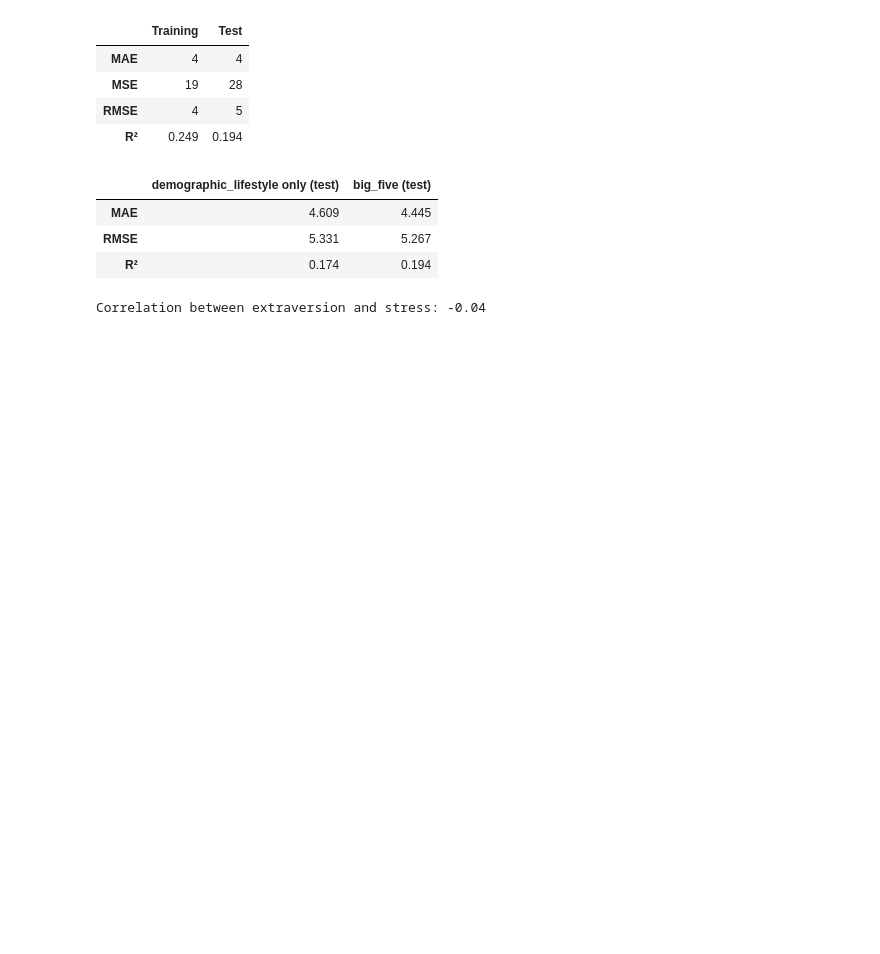
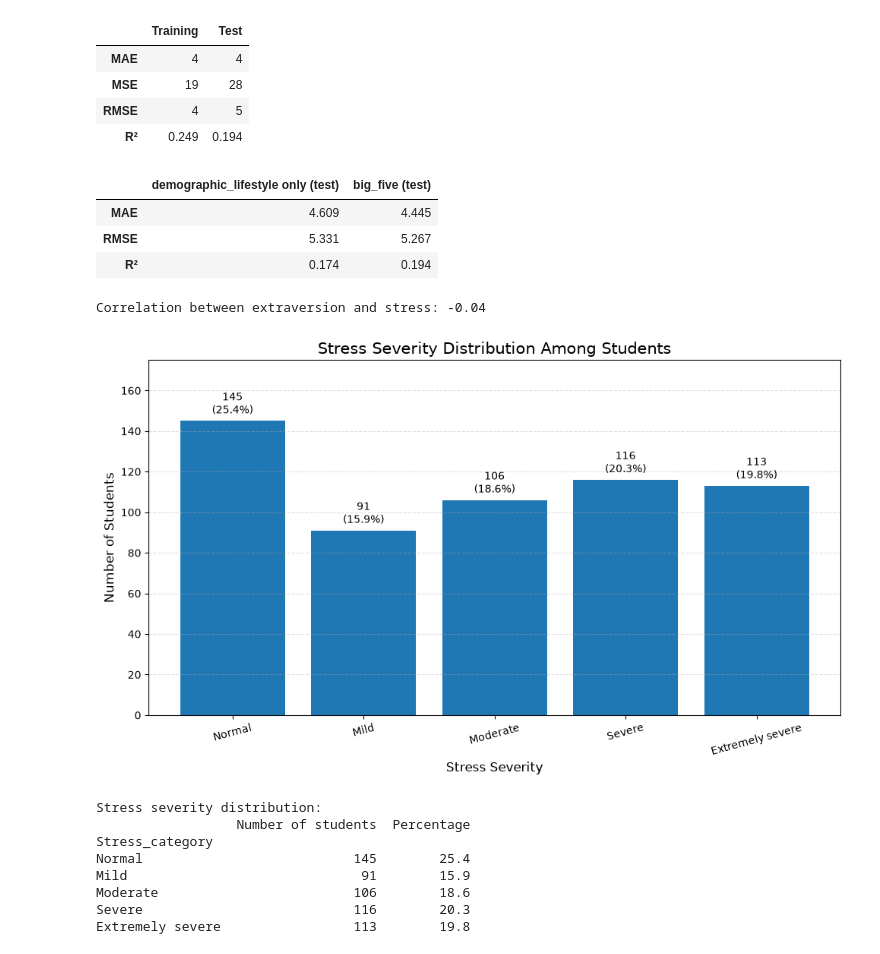
Before and after one commit to Machine-Learning-CSC1169-Group-Project/bangladesh_dataset, a Jupyter notebook: notebooks/data_cleaning.ipynb, the cells around one changed output. Cells and saved outputs as stored; diff of their text form; code cells hidden in the pictures; blank space fills up the shorter version.

```diff
--- a/notebooks/data_cleaning.ipynb
+++ b/notebooks/data_cleaning.ipynb
@@ -1580,3 +1580,80 @@ df_linear = df_analysis.copy()
 df_logistic = df_analysis.copy()
 df_knn = df_analysis.copy()
 df_tree = df_analysis.copy()
+# %%
+stress_order = [
+    "Normal",
+    "Mild",
+    "Moderate",
+    "Severe",
+    "Extremely severe"
+]
+
+stress_counts = (
+    df_analysis["Stress_category"]
+    .value_counts()
+    .reindex(stress_order, fill_value=0)
+)
+
+stress_percentages = (
+    stress_counts / stress_counts.sum() * 100
+)
+
+plt.figure(figsize=(10, 6))
+
+bars = plt.bar(
+    stress_counts.index,
+    stress_counts.values
+)
+
+for bar, count, percentage in zip(
+    bars,
+    stress_counts.values,
+    stress_percentages.values
+):
+    plt.text(
+        bar.get_x() + bar.get_width() / 2,
+        bar.get_height() + 2,
+        f"{count}\n({percentage:.1f}%)",
+        ha="center",
+        va="bottom",
+        fontsize=10
+    )
+
+plt.title(
+    "Stress Severity Distribution Among Students",
+    fontsize=15
+)
+
+plt.xlabel("Stress Severity", fontsize=12)
+plt.ylabel("Number of Students", fontsize=12)
+
+plt.xticks(rotation=15)
+plt.ylim(0, stress_counts.max() + 30)
+plt.grid(axis="y", linestyle="--", alpha=0.4)
+
+plt.tight_layout()
+
+plt.savefig(
+    "stress_severity_distribution.png",
+    dpi=300,
+    bbox_inches="tight"
+)
+
+plt.show()
+
+print("Stress severity distribution:")
+print(pd.DataFrame({
+    "Number of students": stress_counts,
+    "Percentage": stress_percentages.round(1)
+}))
+# %% [output]
+[figure, added]
+Stress severity distribution:
+                  Number of students  Percentage
+Stress_category
+Normal                           145        25.4
+Mild                              91        15.9
+Moderate                         106        18.6
+Severe                           116        20.3
+Extremely severe                 113        19.8
```
Also changed, not shown: parts of 2 cells of this notebook.
